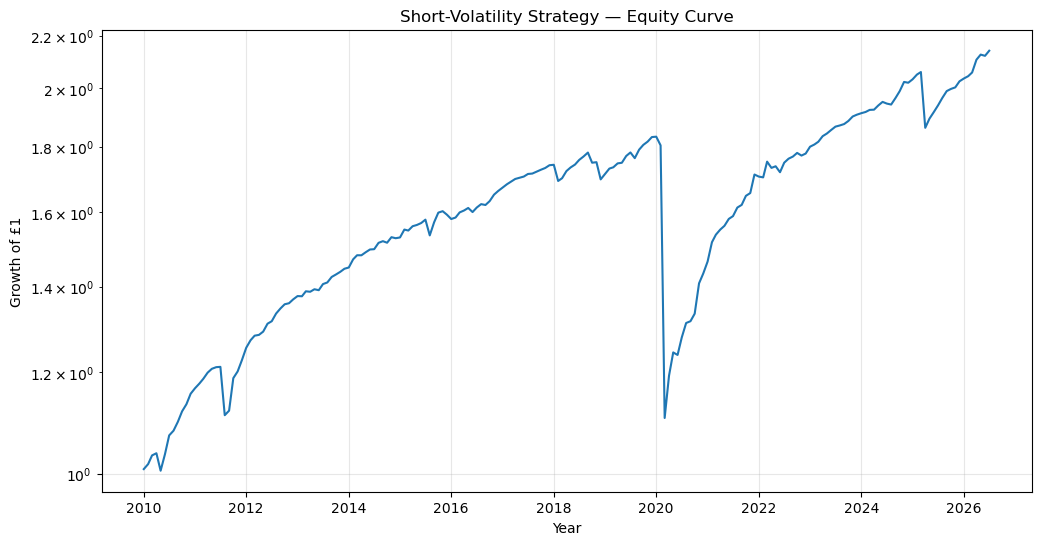
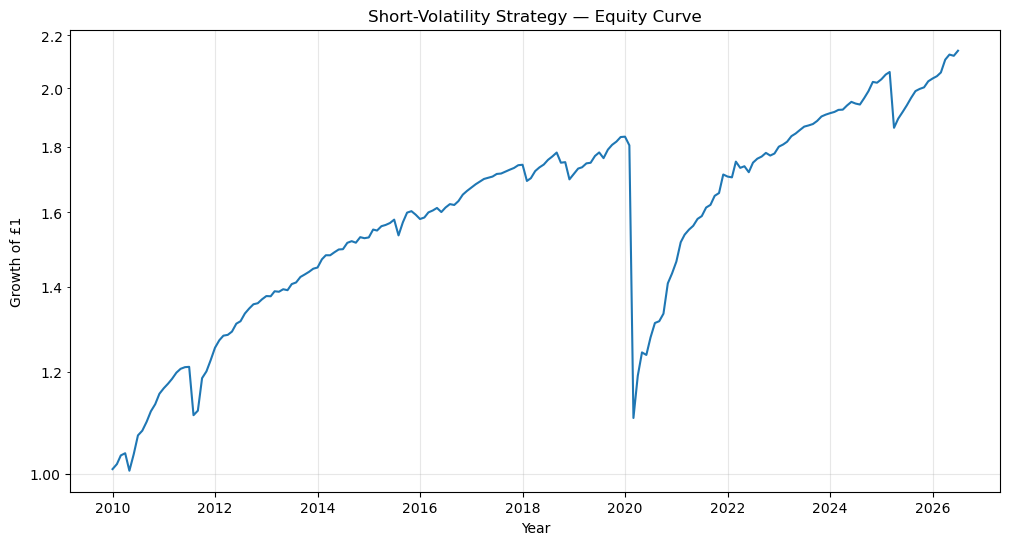
Unified diff of the notebook cell whose output changed from the first chart to the second:
--- before
+++ after
@@ -1,4 +1,4 @@
 # scale variance P&L into realistic monthly returns
-# (raw variance units are large; this sizing makes the strategy comparable to real vol funds)
+from matplotlib.ticker import ScalarFormatter
 scaling = 0.5
 monthly_return = vrp * scaling
@@ -27,4 +27,7 @@
 plt.xlabel("Year")
 plt.yscale("log")
+ax = plt.gca()
+ax.yaxis.set_major_formatter(ScalarFormatter())
+ax.yaxis.set_minor_formatter(ScalarFormatter())
 plt.grid(True, alpha=0.3)
 plt.show()

Commit: Little bit of clean up for graph at the end